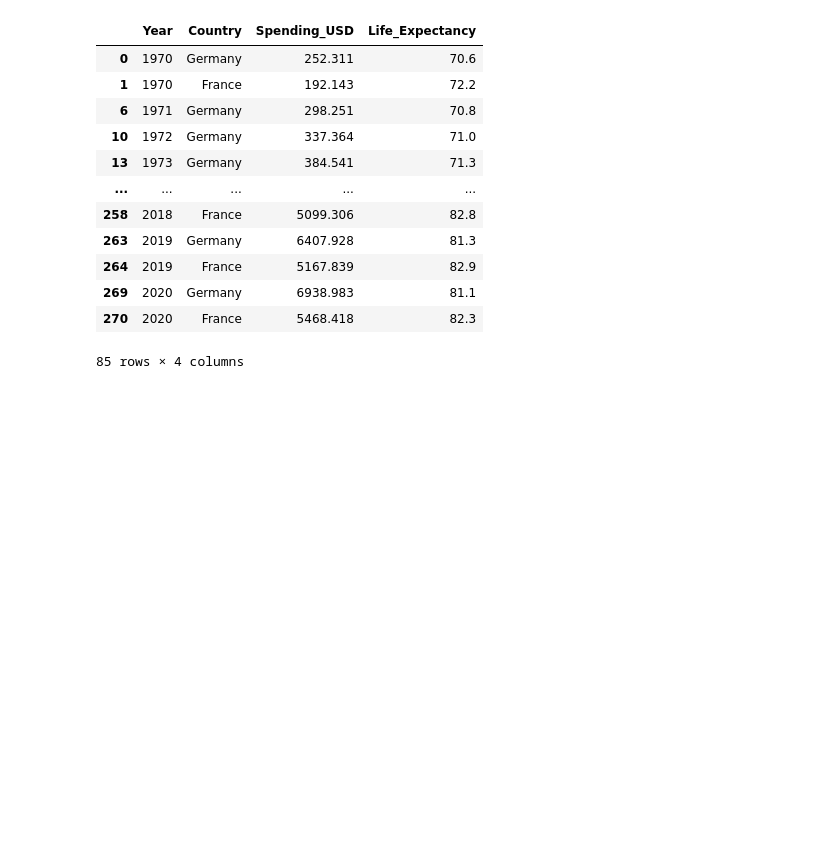
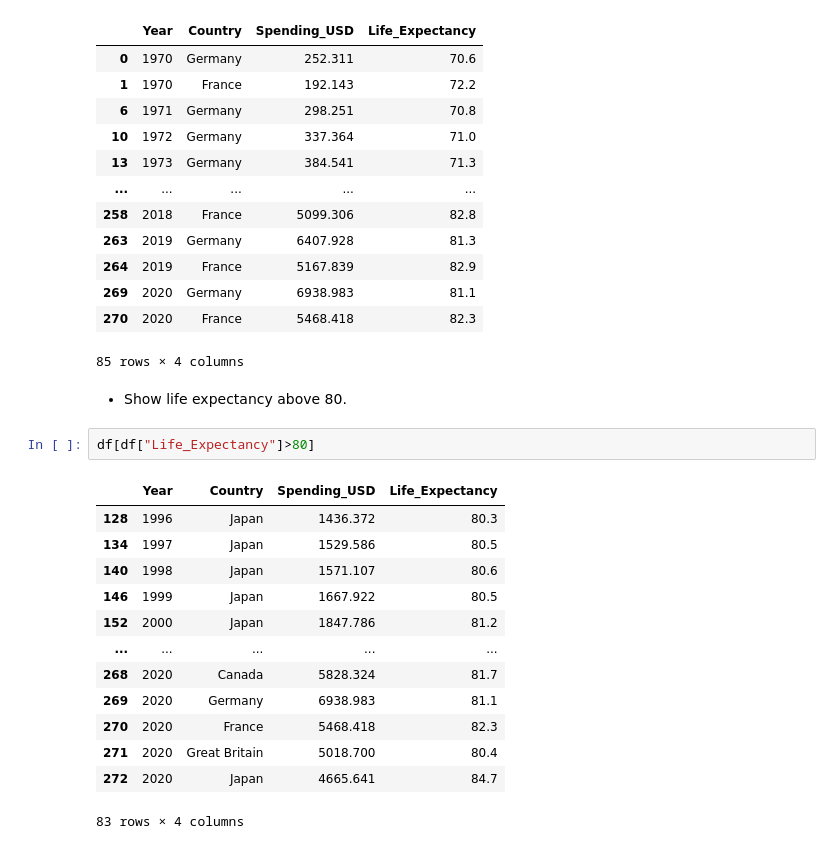
Before and after one commit to geershatisaxena/Healthtip-Data-Analysis, a Jupyter notebook: pandas.ipynb, the cells around one changed output. Drawn from its saved outputs; the diff is of its cells as text; blank space fills up the shorter version.

```diff
--- a/pandas.ipynb
+++ b/pandas.ipynb
@@ -441,3 +441,21 @@ df[df["Country"].isin(["Germany","France"])]
 | 269 | 2020 | Germany | 6938.983 | 81.1 |
 | 270 | 2020 | France | 5468.418 | 82.3 |
 85 rows × 4 columns
+# %% [markdown]
+- Show life expectancy above 80.
+# %%
+df[df["Life_Expectancy"]>80]
+# %% [output]
+|  | Year | Country | Spending_USD | Life_Expectancy |
+| 128 | 1996 | Japan | 1436.372 | 80.3 |
+| 134 | 1997 | Japan | 1529.586 | 80.5 |
+| 140 | 1998 | Japan | 1571.107 | 80.6 |
+| 146 | 1999 | Japan | 1667.922 | 80.5 |
+| 152 | 2000 | Japan | 1847.786 | 81.2 |
+| ... | ... | ... | ... | ... |
+| 268 | 2020 | Canada | 5828.324 | 81.7 |
+| 269 | 2020 | Germany | 6938.983 | 81.1 |
+| 270 | 2020 | France | 5468.418 | 82.3 |
+| 271 | 2020 | Great Britain | 5018.700 | 80.4 |
+| 272 | 2020 | Japan | 4665.641 | 84.7 |
+83 rows × 4 columns
```
